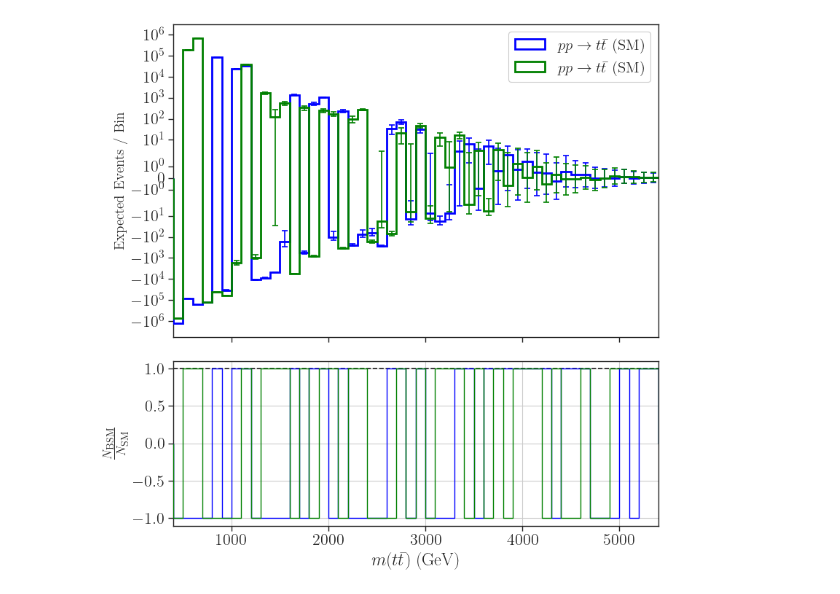
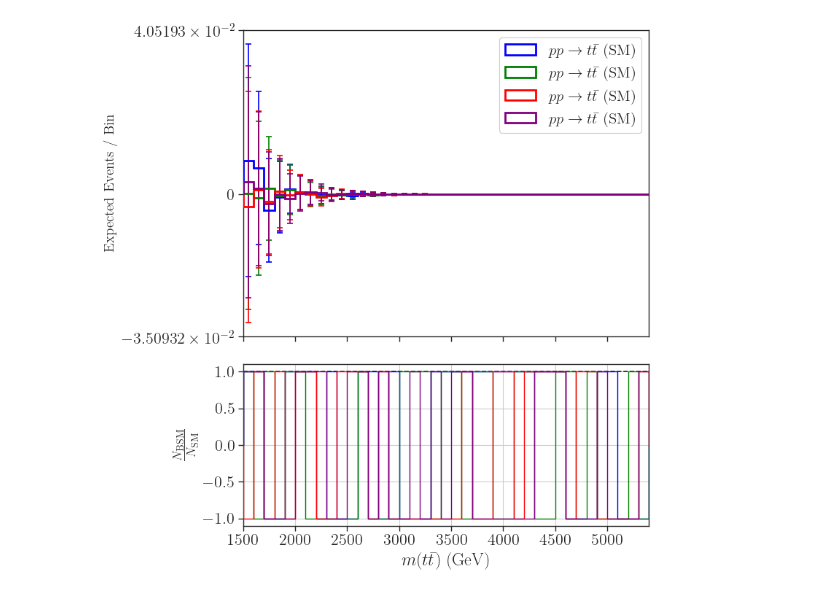
Before and after one commit to viniciusrocca/EFT_ToyModel, a Jupyter notebook: Plots/SM_consistency_analysis.ipynb, the cells around one changed output. Drawn from its saved outputs; the diff is of its cells as text; code cells hidden in the pictures.

```diff
--- a/Plots/SM_consistency_analysis.ipynb
+++ b/Plots/SM_consistency_analysis.ipynb
@@ -63,12 +63,16 @@ print(data_sm_exp[0]['process'])
 $p p \to t \bar{t}$
 # %%
-bins = np.arange(400., 5500., 100.)
+import numpy as np
+import matplotlib.pyplot as plt
+from matplotlib.ticker import FixedLocator
+
+bins = np.arange(1500., 5500., 100.)
 
 ################
 # SM err (%)   #
 ################
 
-lum = 500 # fb^-1
+lum = 1e-03 # fb^-1
 
 # -------------------------------------------------------------
 # LUMINOSITY SCALING FACTOR
@@ -82,14 +86,16 @@ sm_err = 0.05
 x = (bins[:-1] + bins[1:]) / 2.0
 bin_widths = np.diff(bins)
 pmodels = []
-bsm_colors = ['blue', 'green']
+
+# Expanded color list to handle more models automatically
+bsm_colors = ['blue', 'green', 'red', 'purple', 'orange', 'cyan']
 bsm_hists, bsm_errs, bsm_labels = [], [], []
 
 # --- Setup and Binning ---
-fig, axarr = plt.subplots(2, sharex=True, gridspec_kw={'height_ratios': [1.9, 1]}, figsize
-                          =(8, 8))
+fig, axarr = plt.subplots(2, sharex=True, gridspec_kw={'height_ratios': [1.9, 1]}, figsize=(8, 8))
 plt.subplots_adjust(left=0.12, bottom=0.12, right=0.97, top=None, wspace=None, hspace=0.1)
-for j in range(0,len(data_sm_exp)-1,2):
+
+for j in range(0, len(data_sm_exp)-1, 2):
 
     d = data_sm_exp[j]
     d_next = data_sm_exp[j+1]
@@ -102,13 +108,11 @@ for j in range(0,len(data_sm_exp)-1,2):
     pmodels.append(r'%s (%s)' % (process, display_name))
     label = pmodels[-1]
 
-
     h1, _ = np.histogram(d['mTT'], bins=bins, weights=d['weights'])
     hErr1_sq, _ = np.histogram(d['mTT'], bins=bins, weights=np.array(d['weights'])**2)
 
     h2, _ = np.histogram(d_next['mTT'], bins=bins, weights=d_next['weights'])
     hErr2_sq, _ = np.histogram(d_next['mTT'], bins=bins, weights=np.array(d_next['weights'])**2)
-
 
     # Scale by luminosity!
     h_bsm_total = (h1 - h2)  * lum_scale
@@ -116,50 +120,61 @@ for j in range(0,len(data_sm_exp)-1,2):
 
     integral_bsm = np.sum(h_bsm_total)
     h_bsm = h_bsm_total
+
+    # hErr_bsm is already the square root of the variance
     hErr_bsm = np.sqrt(hErr_bsm_total_sq)
 
     bsm_hists.append(h_bsm)
     bsm_errs.append(hErr_bsm)
     bsm_labels.append(label)
 
+    # Calculate safe color index using modulo
+    c_idx = int(j/2) % len(bsm_colors)
+    current_color = bsm_colors[c_idx]
+
     axarr[0].hist(
         bins[:-1], weights=h_bsm, label=label, bins=bins,
-        color=bsm_colors[int((j)/2)], alpha=1.0, histtype='step',
+        color=current_color, alpha=1.0, histtype='step',
         linewidth=2, fill=False, zorder=3
     )
+
     axarr[0].errorbar(
-        x, h_bsm, yerr=np.sqrt(hErr_bsm), color=bsm_colors[int((j)/2)],
+        x, h_bsm, yerr=hErr_bsm, color=current_color,
         fmt='none', capsize=3, capthick=1.2, barsabove=True
     )
+
+    # Suppress divide-by-zero warnings in ratio plot
+    with np.errstate(divide='ignore', invalid='ignore'):
+        ratio_weights = np.where(h_bsm != 0, np.abs(h_bsm)/h_bsm, 0)
+
     axarr[1].hist(
-        bins[:-1], weights=np.abs(h_bsm)/h_bsm, label=label, bins=bins,
-        color=bsm_colors[int((j)/2)], alpha=1.0, histtype='step',
+        bins[:-1], weights=ratio_weights, label=label, bins=bins,
+        color=current_color, alpha=1.0, histtype='step',
         linewidth=1, fill=False, zorder=3
     )
+
 # Upper plot
 axarr[0].legend(framealpha=1.0, ncol=1, loc='upper right', fontsize=15)
-axarr[0].set_yscale('symlog')
+axarr[0].set_yscale('symlog', linthresh = 0.1)
 
 # CHANGED Y-AXIS LABEL TO REFLECT EXPECTED EVENTS
 axarr[0].set_ylabel(r'Expected Events / Bin', fontsize=14)
 axarr[0].set_xlim(bins.min(), bins.max())
 
 # Bottom plot
 axarr[1].axhline(y=1, color='k', linestyle='--')
 axarr[1].set_ylabel(r'$\frac{N_{\mathrm{BSM}}}{ N_{\mathrm{SM}}}$')
 axarr[1].set_xlabel(r'$m(t\bar{t})$ (GeV)')
 axarr[1].grid(True)
-#axarr[1].set_yscale('symlog', linthresh=0.0001)
-#axarr[1].set_ylim([-0.003, 0.3])
 
 minor_tick_locations = np.concatenate((
     np.arange(-100.0, 0.0, 10.0), np.arange(-10.0, 1.0, 1.0), np.arange(0.0, 11.0, 1.0),
     np.arange(10.0, 100.0, 10.0), np.arange(100.0, 1100.0, 100.0), np.arange(1000.0, 4000.0, 1000.0)
 ))
 axarr[1].yaxis.set_minor_locator(FixedLocator(minor_tick_locations))
 
 plt.tight_layout()
 #plt.savefig('Dists_comparison_interference.png')
 plt.show()
 # %% [output]
-[figure, old version]
+[figure, new version]
```
Also changed, not shown: parts of 6 cells of this notebook, 44 other files.
